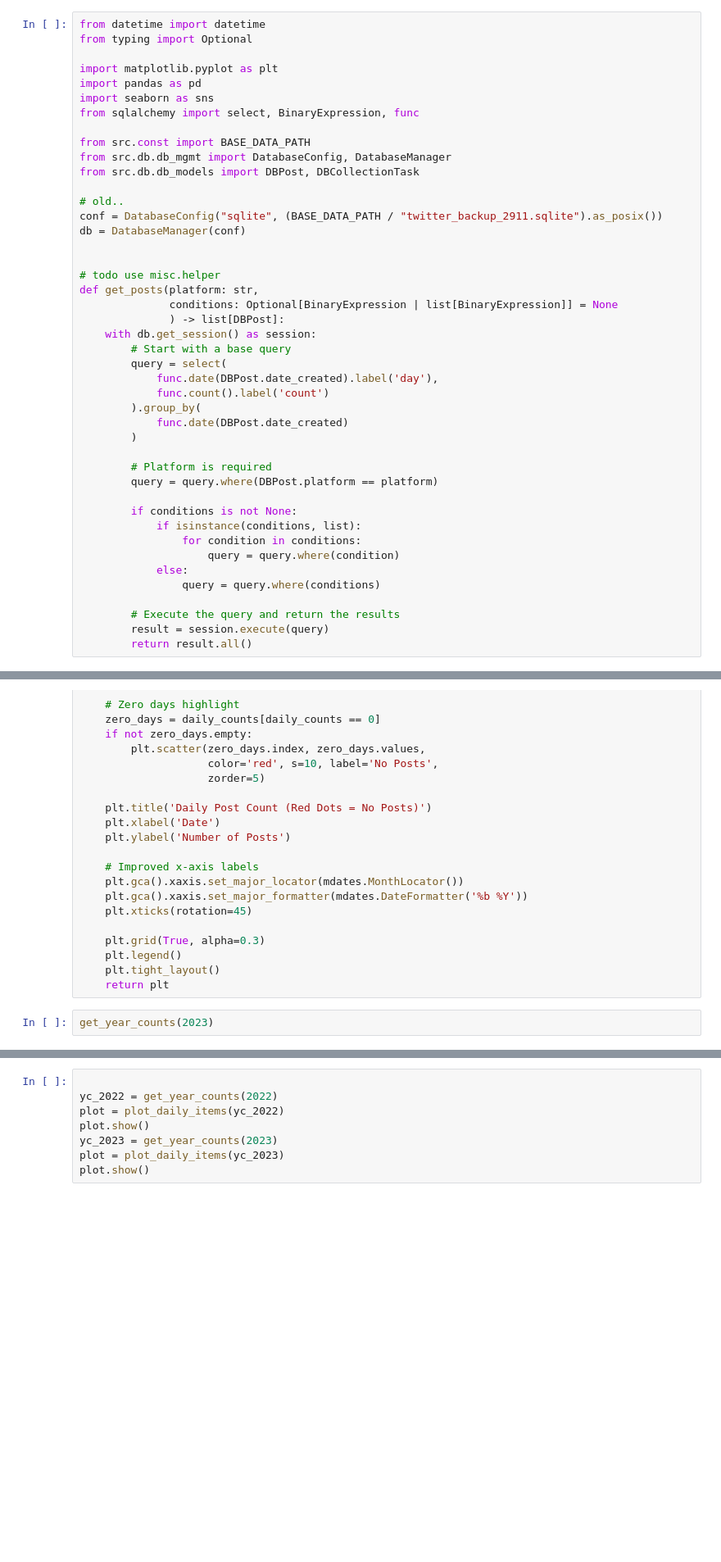
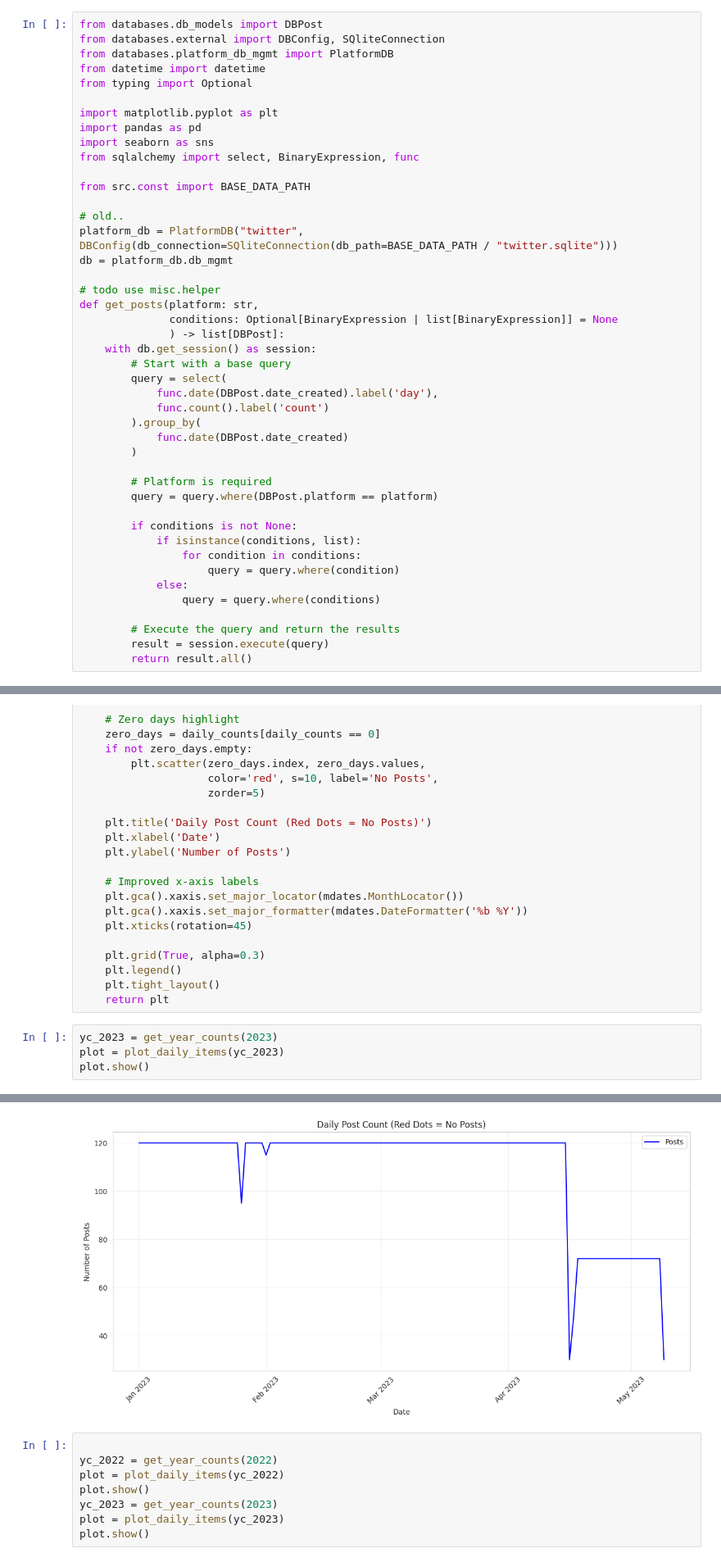
Before and after one commit to ERC-BIG-5/platform-clients, a Jupyter notebook: src/experiment/twitter_video_stats.ipynb, the cells around one changed output, grey strips where cells are left out. Shown at 82% size. Drawn from its saved outputs; the diff is of its cells as text; blank space fills up the shorter version.

Commit message:
REMOVED out database implementation of this client project

```diff
--- a/src/experiment/twitter_video_stats.ipynb
+++ b/src/experiment/twitter_video_stats.ipynb
@@ -1,4 +1,7 @@
 # %%
+from databases.db_models import DBPost
+from databases.external import DBConfig, SQliteConnection
+from databases.platform_db_mgmt import PlatformDB
 from datetime import datetime
 from typing import Optional
 
@@ -8,13 +11,10 @@ import seaborn as sns
 from sqlalchemy import select, BinaryExpression, func
 
 from src.const import BASE_DATA_PATH
-from src.db.db_mgmt import DatabaseConfig, DatabaseManager
-from src.db.db_models import DBPost, DBCollectionTask
 
 # old..
-conf = DatabaseConfig("sqlite", (BASE_DATA_PATH / "twitter_backup_2911.sqlite").as_posix())
-db = DatabaseManager(conf)
-
+platform_db = PlatformDB("twitter", DBConfig(db_connection=SQliteConnection(db_path=BASE_DATA_PATH / "twitter.sqlite")))
+db = platform_db.db_mgmt
 
 # todo use misc.helper
 def get_posts(platform: str,
@@ -107,5 +105,7 @@ def plot_daily_items(daily_counts: pd.Series):
     plt.tight_layout()
     return plt
 # %%
-get_year_counts(2023)
+yc_2023 = get_year_counts(2023)
+plot = plot_daily_items(yc_2023)
+plot.show()
 # %% [output]
@@ -113,3 +112,4 @@ Series([], dtype: object)
+[figure, added]
 # %%
 
 yc_2022 = get_year_counts(2022)
```
Also changed, not shown: parts of 5 cells of this notebook, 28 other files.
